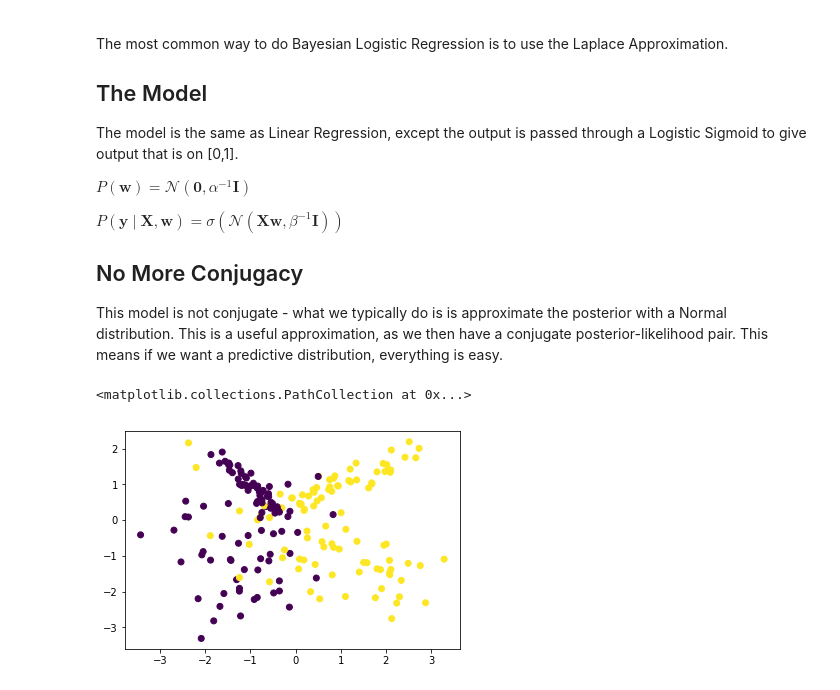
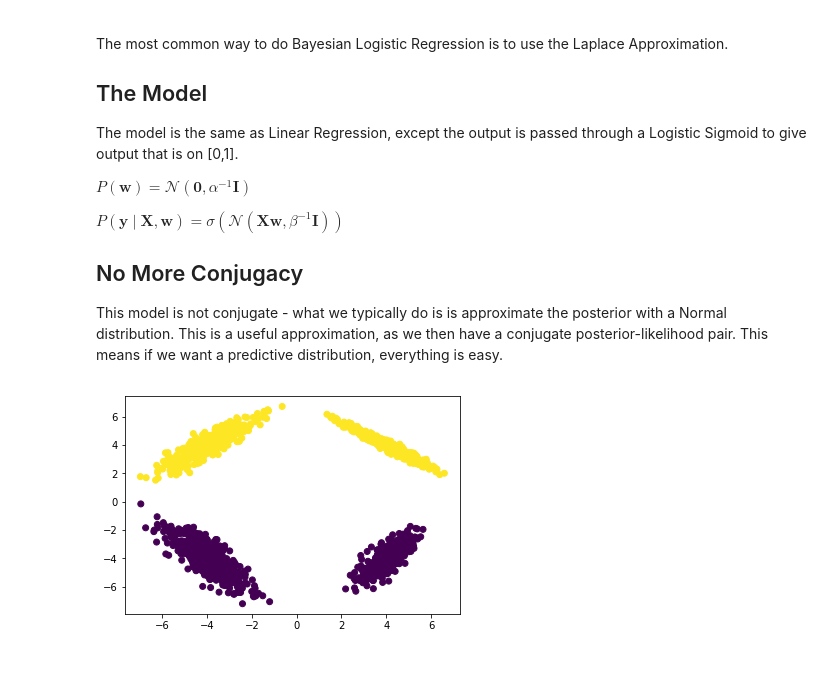
Before and after one commit to chrisorm/pydata-2018, a Jupyter notebook: notebooks/Notebook 3 - Bayesian Logistic Regression, Laplace Approximation.ipynb, the cells around one changed output. Cells and saved outputs as stored; diff of their text form; code cells hidden in the pictures.

```diff
--- a/notebooks/Notebook 3 - Bayesian Logistic Regression, Laplace Approximation.ipynb
+++ b/notebooks/Notebook 3 - Bayesian Logistic Regression, Laplace Approximation.ipynb
@@ -39 +48,7 @@ class LogisticRegression(torch.nn.Module):
+# %%
+x, y = make_classification(n_samples=2000, flip_y=0, n_features=2, n_informative=2, n_redundant=0, class_sep=4.0)
+plt.scatter(x[:,0], x[:,1], c=y)
+x_1s = np.concatenate([np.ones((x.shape[0],1)), x], axis=1)
+# %% [output]
+[figure, added]
 # %%
@@ -41,9 +56,3 @@ lr = LogisticRegression(2,1)
-# %%
-x, y = make_classification(n_samples=200, flip_y=0, n_features=2, n_informative=2, n_redundant=0, class_sep=1)
-plt.scatter(x[:,0], x[:,1], c=y)
-# %% [output]
-<matplotlib.collections.PathCollection at 0x...>
-[figure, removed]
 # %%
 opt = torch.optim.Adam(lr.parameters(), lr=0.05)
 # %%
```
Also changed, not shown: parts of 8 cells of this notebook, 2 other files.
